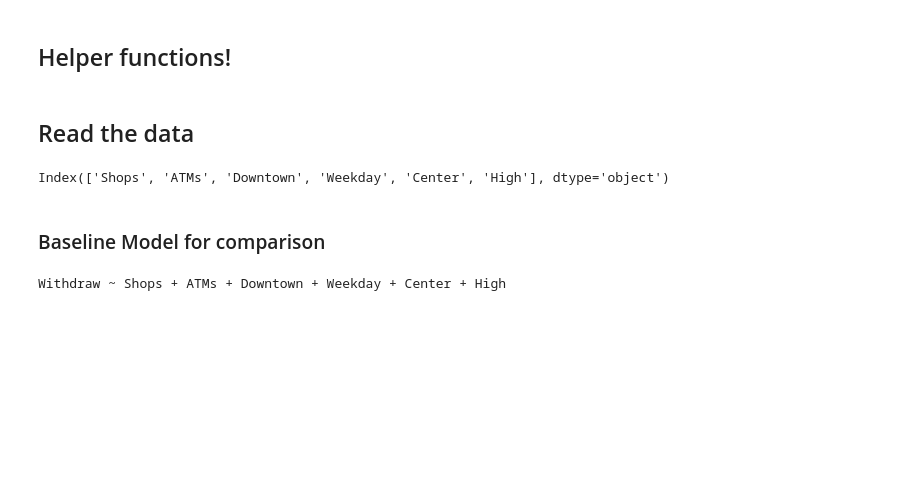
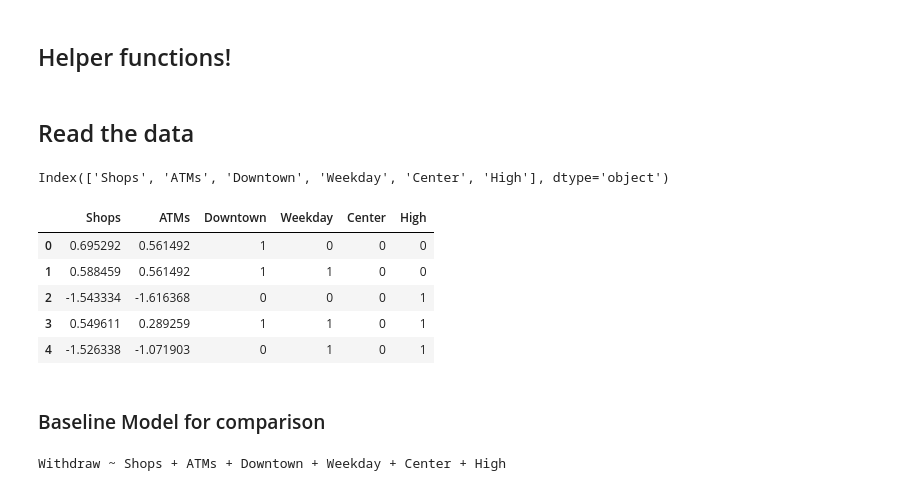
Before and after one commit to ekg-21/econ3203_Y, a Jupyter notebook: model_template.ipynb, the cells around one changed output. Saved outputs shown, nothing was run; the diff lists cells and outputs as text; code cells hidden in the pictures; blank space fills up the shorter version.

```diff
--- a/model_template.ipynb
+++ b/model_template.ipynb
@@ -38,6 +39,18 @@ X = data.drop(columns=['Withdraw'])
 X.columns
 # %% [output]
 Index(['Shops', 'ATMs', 'Downtown', 'Weekday', 'Center', 'High'], dtype='object')
+# %%
+# Standardise the continous data columns!
+columns_to_scale = ['ATMs', 'Shops']
+X[columns_to_scale] = StandardScaler().fit_transform(X[columns_to_scale])
+X.head()
+# %% [output]
+|  | Shops | ATMs | Downtown | Weekday | Center | High |
+| 0 | 0.695292 | 0.561492 | 1 | 0 | 0 | 0 |
+| 1 | 0.588459 | 0.561492 | 1 | 1 | 0 | 0 |
+| 2 | -1.543334 | -1.616368 | 0 | 0 | 0 | 1 |
+| 3 | 0.549611 | 0.289259 | 1 | 1 | 0 | 1 |
+| 4 | -1.526338 | -1.071903 | 0 | 1 | 0 | 1 |
 # %% [markdown]
 ### Baseline Model for comparison
 # %%
```
Also changed, not shown: parts of 7 cells of this notebook.
